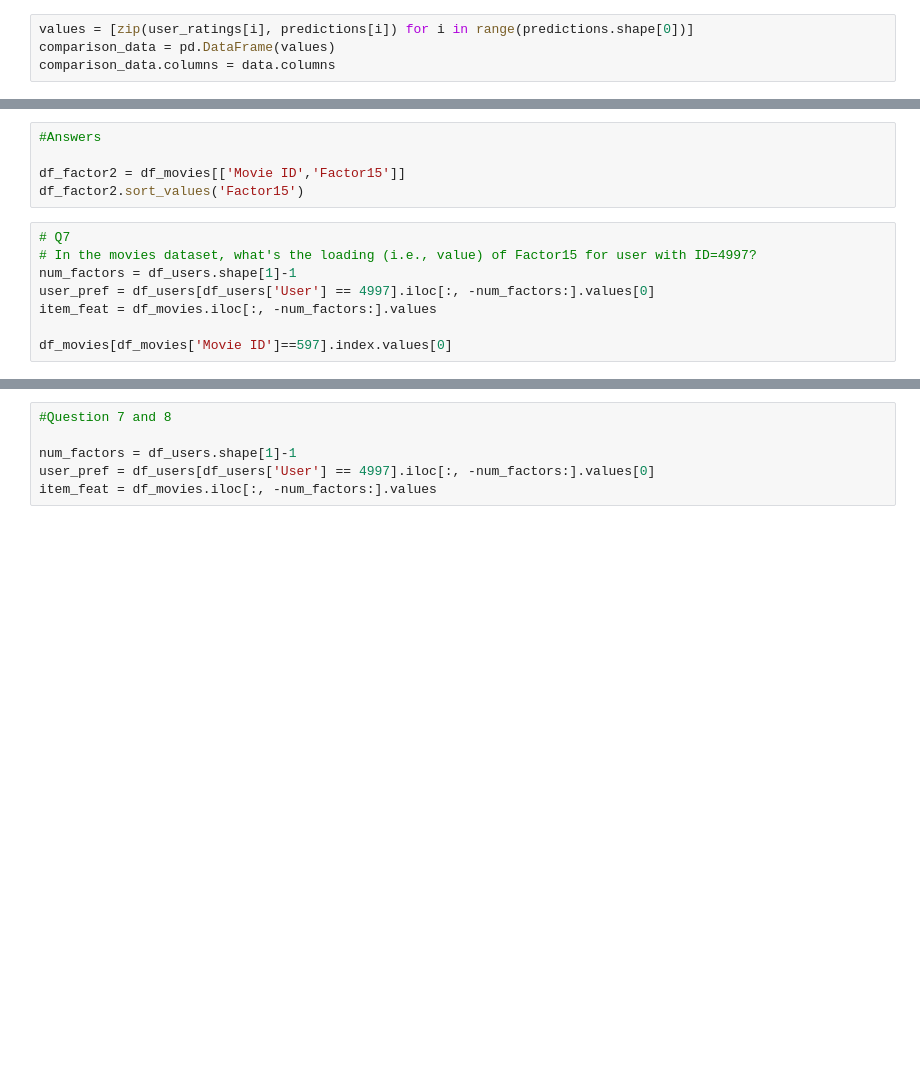
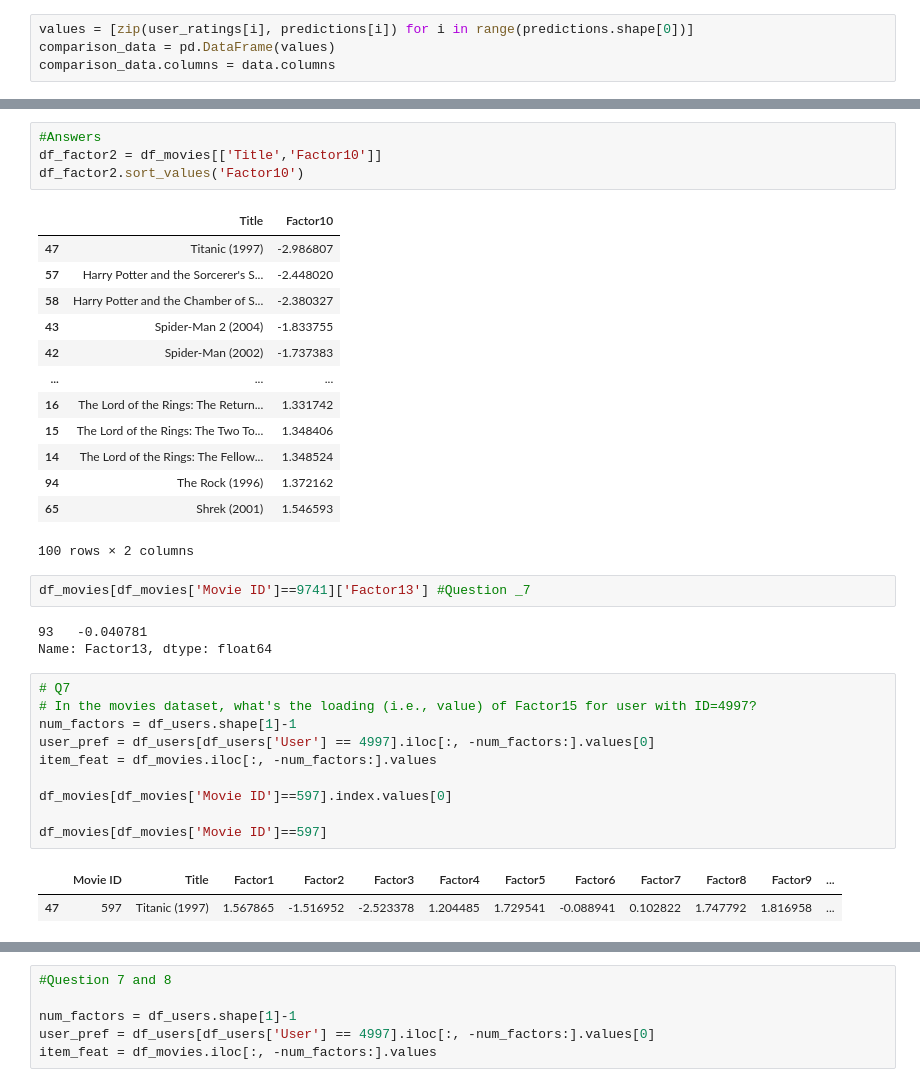
Before and after one commit to AliRizvi14/CE888, a Jupyter notebook: lab6/recommended_system.ipynb, the cells around one changed output, grey strips where cells are left out. Saved outputs shown, nothing was run; the diff lists cells and outputs as text; blank space fills up the shorter version.

```diff
--- a/lab6/recommended_system.ipynb
+++ b/lab6/recommended_system.ipynb
@@ -260,8 +326,26 @@ comparison_data
 # %%
 #Answers
-
-df_factor2 = df_movies[['Movie ID','Factor15']]
-df_factor2.sort_values('Factor15')
+df_factor2 = df_movies[['Title','Factor10']]
+df_factor2.sort_values('Factor10')
+# %% [output]
+|  | Title | Factor10 |
+| 47 | Titanic (1997) | -2.986807 |
+| 57 | Harry Potter and the Sorcerer's S... | -2.448020 |
+| 58 | Harry Potter and the Chamber of S... | -2.380327 |
+| 43 | Spider-Man 2 (2004) | -1.833755 |
+| 42 | Spider-Man (2002) | -1.737383 |
+| ... | ... | ... |
+| 16 | The Lord of the Rings: The Return... | 1.331742 |
+| 15 | The Lord of the Rings: The Two To... | 1.348406 |
+| 14 | The Lord of the Rings: The Fellow... | 1.348524 |
+| 94 | The Rock (1996) | 1.372162 |
+| 65 | Shrek (2001) | 1.546593 |
+100 rows × 2 columns
+# %%
+df_movies[df_movies['Movie ID']==9741]['Factor13'] #Question _7
+# %% [output]
+93   -0.040781
+Name: Factor13, dtype: float64
 # %%
 # Q7
 # In the movies dataset, what's the loading (i.e., value) of Factor15 for user with ID=4997?
@@ -270,3 +354,8 @@ user_pref = df_users[df_users['User'] == 4997].iloc[:, -num_factors:].values[0]
 item_feat = df_movies.iloc[:, -num_factors:].values
 
 df_movies[df_movies['Movie ID']==597].index.values[0]
+
+df_movies[df_movies['Movie ID']==597]
+# %% [output]
+|  | Movie ID | Title | Factor1 | Factor2 | Factor3 | Factor4 | Factor5 | Factor6 | Factor7 | Factor8 | Factor9 | ... |
+| 47 | 597 | Titanic (1997) | 1.567865 | -1.516952 | -2.523378 | 1.204485 | 1.729541 | -0.088941 | 0.102822 | 1.747792 | 1.816958 | ... |
```
Also changed, not shown: parts of 30 cells of this notebook.
